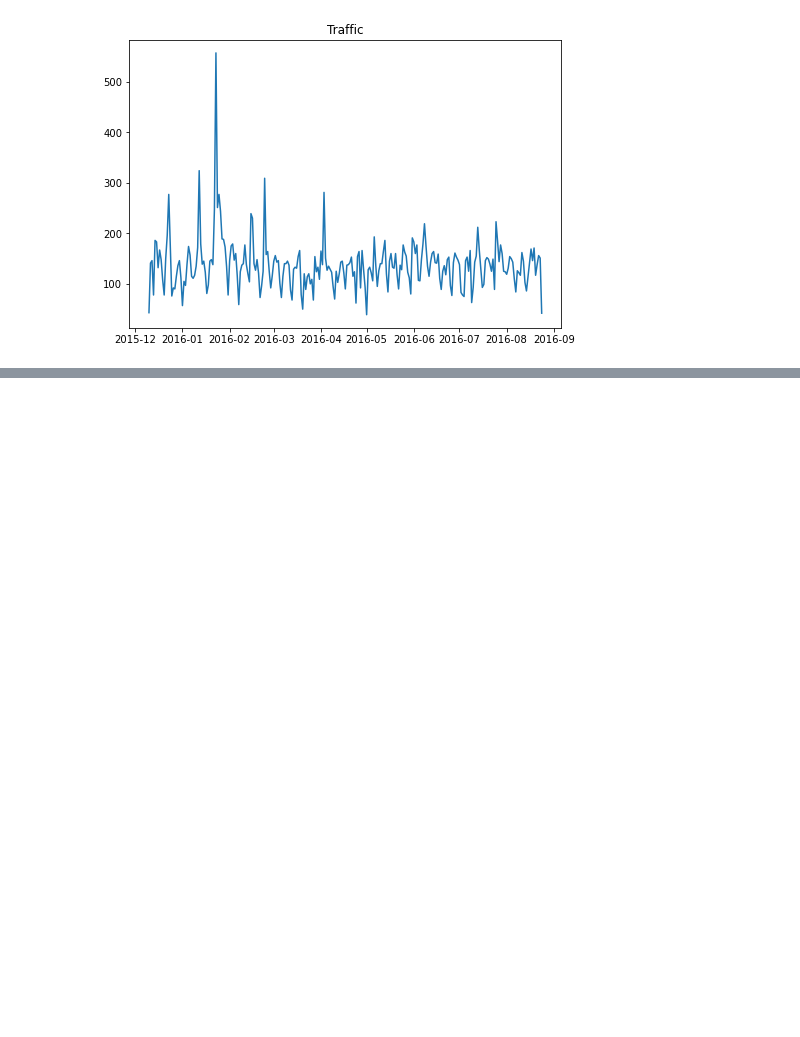
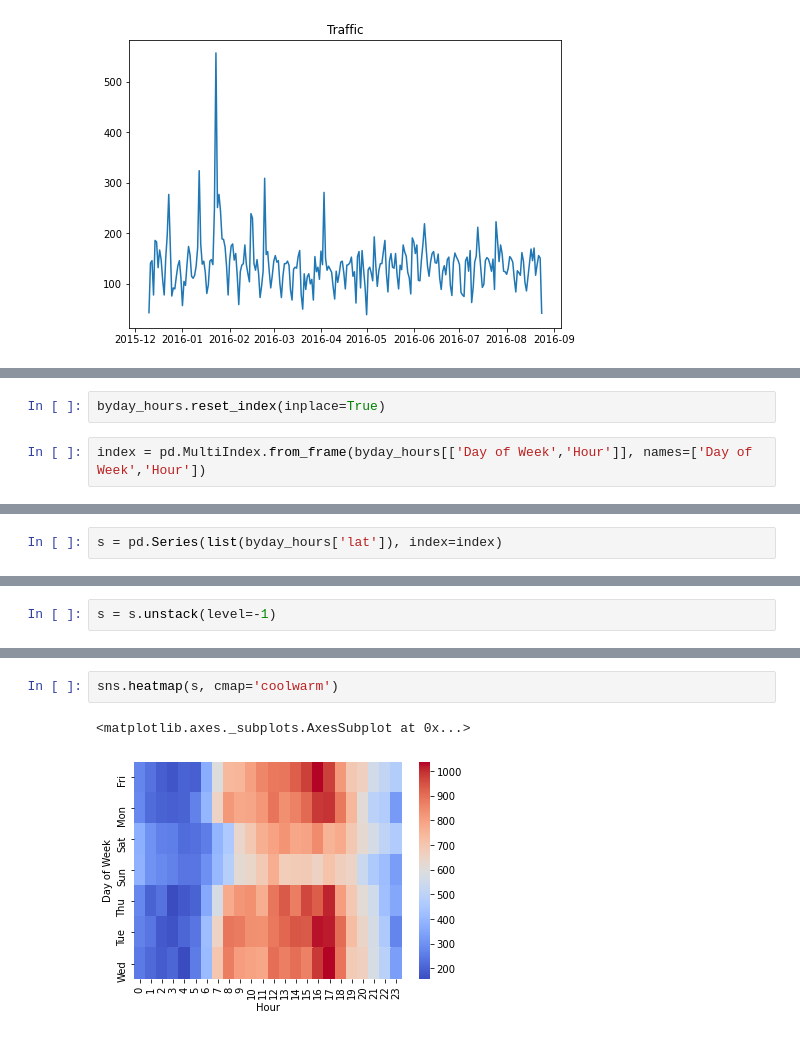
Before and after one commit to ShimnaA/calls_data, a Jupyter notebook: CallsData.ipynb, the cells around one changed output, grey strips where cells are left out. Saved outputs shown, nothing was run; the diff lists cells and outputs as text; blank space fills up the shorter version.

Commit message:
heatmap, cluster map - DayofWeek/Hour, DayofWeek/Month

```diff
--- a/CallsData.ipynb
+++ b/CallsData.ipynb
@@ -281,0 +307,4 @@ ax.plot(byDate_reason.index, byDate_reason['lat'])
+# %%
+byday_hours.reset_index(inplace=True)
+# %%
+index = pd.MultiIndex.from_frame(byday_hours[['Day of Week','Hour']], names=['Day of Week','Hour'])
@@ -281,0 +344,2 @@ ax.plot(byDate_reason.index, byDate_reason['lat'])
+# %%
+s = pd.Series(list(byday_hours['lat']), index=index)
@@ -281,0 +362,2 @@ ax.plot(byDate_reason.index, byDate_reason['lat'])
+# %%
+s = s.unstack(level=-1)
@@ -281,0 +377,5 @@ ax.plot(byDate_reason.index, byDate_reason['lat'])
+# %%
+sns.heatmap(s, cmap='coolwarm')
+# %% [output]
+<matplotlib.axes._subplots.AxesSubplot at 0x...>
+[figure, added]
```
Also changed, not shown: parts of 20 cells of this notebook.
